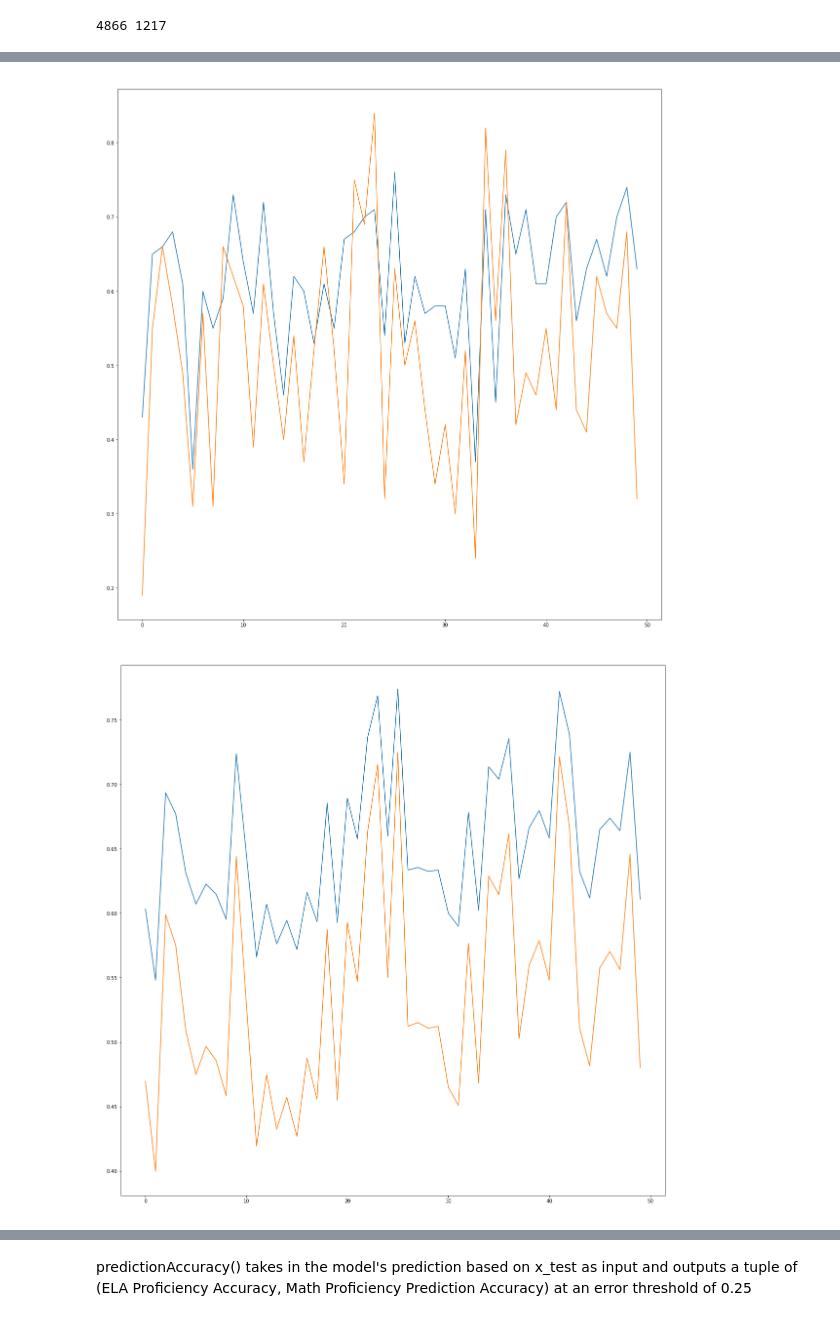
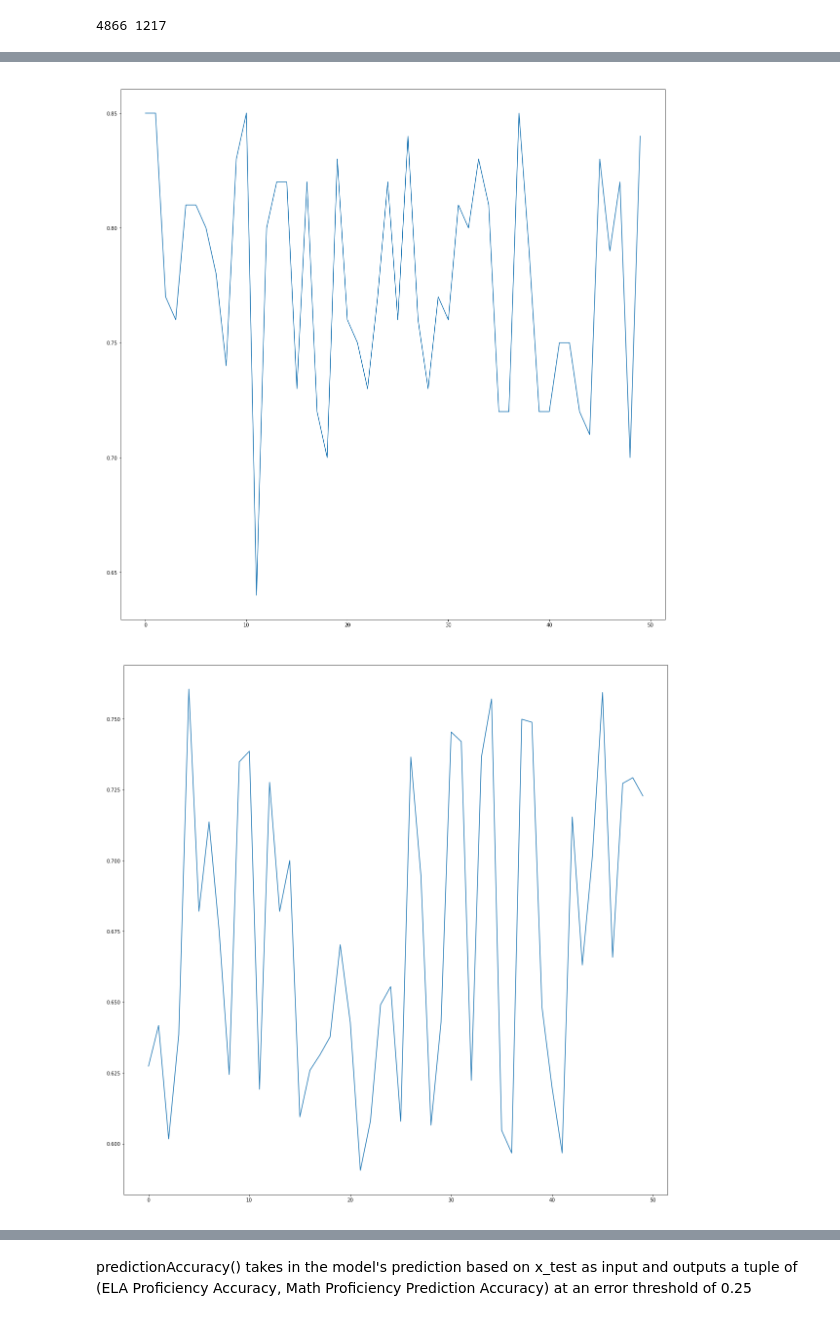
Before and after one commit to MaxwellXChen/Machine-Learning-and-Movies, a Jupyter notebook: MLP.ipynb, the cells around one changed output, grey strips where cells are left out. Cells and saved outputs as stored; diff of their text form; code cells hidden in the pictures.

```diff
--- a/MLP.ipynb
+++ b/MLP.ipynb
@@ -88,10 +141,11 @@ print(normRuntimes[:20])
 # %%
 #create normalized budgets
 print(max(budgets))
-normMax = max(budgets)
+# normMax = max(budgets)
 normBudgets = []
 for item in budgets:
-    normBudgets.append(float(item/normMax))
+    normBudgets.append([float(item)])
+normBudgets = scaler.fit_transform(normBudgets)
 print(normBudgets[:20])
 # %% [output]
 356000000
@@ -162,8 +269,13 @@ print(x_test[:15])
 # %%
 #y_train
 y_train = []
+y_trainTemp = []
 for i in range(train_length):
-    y_train.append([float(imdbScores[i])/10, float(metaScores[i])/100])
+    # y_train.append([float(imdbScores[i])/10, float(metaScores[i])/100])
+    y_train.append(float(imdbScores[i]/10))
+# y_trainTemp = scaler.fit_transform(y_trainTemp)
+# for item in y_trainTemp:
+#     y_train.append(item[0])
 # y_train
 print(y_train[:15])
 # %% [output]
@@ -171,8 +283,17 @@ print(y_train[:15])
 # %%
 #y_test
 y_test = []
+y_testTemp = []
 for i in range(train_length, df.shape[0]):
-    y_test.append([float(imdbScores[i]/10), float(metaScores[i])/100])
+    y_test.append(float(imdbScores[i]/10))
+    # y_testTemp.append([float(imdbScores[i])])
+# y_testTemp = scaler.fit_transform(y_testTemp)
+# print(y_testTemp.shape)
+# print(y_testTemp[:15])
+# print(type(y_testTemp))
+# for item in y_testTemp:
+    # y_test.append(item[0])
+    # y_test.insert(i, y_test[i][0])
 print(y_test[:15])
 
 # y_test
@@ -246,9 +384,9 @@ def predictionAccuracy(prediction):
 # %%
-prediction = model.predict(np.array(x_test))
+prediction = model.predict(np.array(x_train))
 # len(prediction), len(y_test)
 
-for i in range(50):
-    print(str(prediction[i]) + " vs " + str(y_test[i]))
+for i in range(75):
+    print(str(prediction[i]) + " vs " + str(y_train[i]))
 
 # print(prediction[:50])
 # %% [output]
@@ -274,26 +412,38 @@ import matplotlib.pyplot as plt
 # %%
 import matplotlib.pyplot as plt
 
 movieNums = []
 for i in range(50):
     movieNums.append(i)
 plt.figure(figsize=(20,20))
 
 plt.title('Prediction vs Actual', c='white')
 plt.xlabel('Movie number', c='white')
 plt.ylabel('IMDB Score', c='white')
-
-plt.plot(movieNums, y_test[:50])
+plt.xaxis.label.set_color('red')
+plt.plot(movieNums, y_train[:50])
 
 plt.show()
 
 plt.figure(figsize=(20,20))
 plt.title('Prediction vs Actual', c='white')
 plt.xlabel('Movie number', c='white')
 plt.ylabel('IMDB Score', c='white')
 plt.plot(movieNums, prediction[:50])
 
 plt.show()
+
+error = []
+for i in range(len(y_train)):
+    error.append([abs(prediction[i][0]-y_train[i]), abs(prediction[i][0]-y_train[i])])
+
+plt.figure(figsize=(20,20))
+plt.title('Error', c='white')
+plt.xlabel('Movie number', c='white')
+plt.ylabel('Score Error', c='white')
+plt.plot(movieNums, error[:50])
+
+plt.show()
 # %% [output]
-[figure, old version]
+[figure, new version]
-[figure, old version]
+[figure, new version]
```
Also changed, not shown: parts of 19 cells of this notebook.
